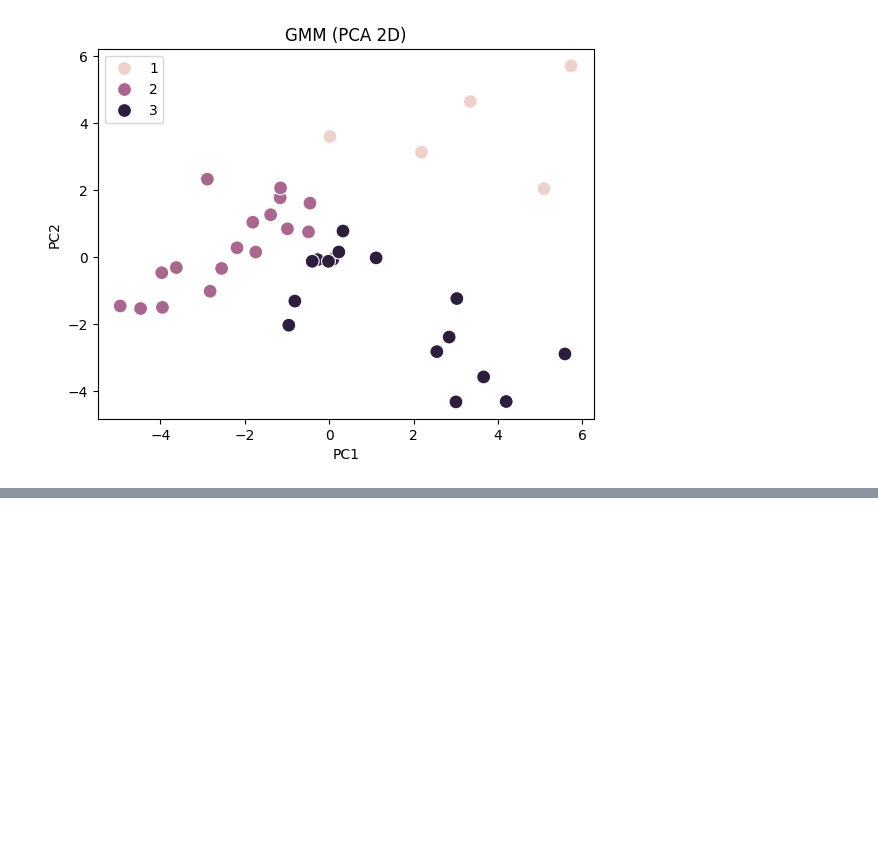
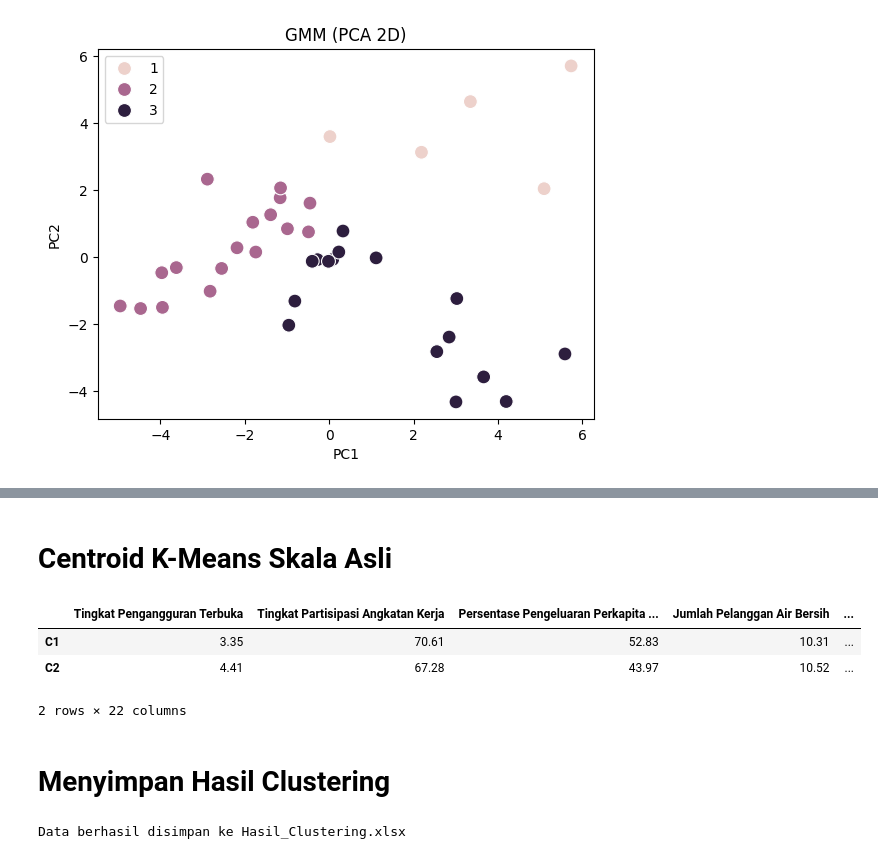
Before and after one commit to yowxy/Clustering-Based-on-Study-Case, a Jupyter notebook: index.ipynb, the cells around one changed output, grey strips where cells are left out. Saved outputs shown, nothing was run; the diff lists cells and outputs as text; code cells hidden in the pictures; blank space fills up the shorter version.

```diff
--- a/index.ipynb
+++ b/index.ipynb
@@ -381,0 +479,23 @@ plt.show()
+# %% [markdown]
+# Centroid K-Means Skala Asli
+# %%
+centroid_asli = pd.DataFrame(
+    scaler.inverse_transform(kmeans.cluster_centers_),
+    columns=data_transform.columns
+)
+centroid_asli.index = [f'C{i+1}' for i in range(len(centroid_asli))]
+display(centroid_asli.round(2))
+# %% [output]
+|  | Tingkat Pengangguran Terbuka | Tingkat Partisipasi Angkatan Kerja | Persentase Pengeluaran Perkapita ... | Jumlah Pelanggan Air Bersih | ... |
+| C1 | 3.35 | 70.61 | 52.83 | 10.31 | ... |
+| C2 | 4.41 | 67.28 | 43.97 | 10.52 | ... |
+2 rows × 22 columns
+# %% [markdown]
+# Menyimpan Hasil Clustering
+# %%
+file_name = 'Hasil_Clustering.xlsx'
+hasil_cluster.to_excel(file_name, index=False)
+
+print(f"Data berhasil disimpan ke {file_name}")
+# %% [output]
+Data berhasil disimpan ke Hasil_Clustering.xlsx
```
Also changed, not shown: parts of 8 cells of this notebook, 1 other file.
